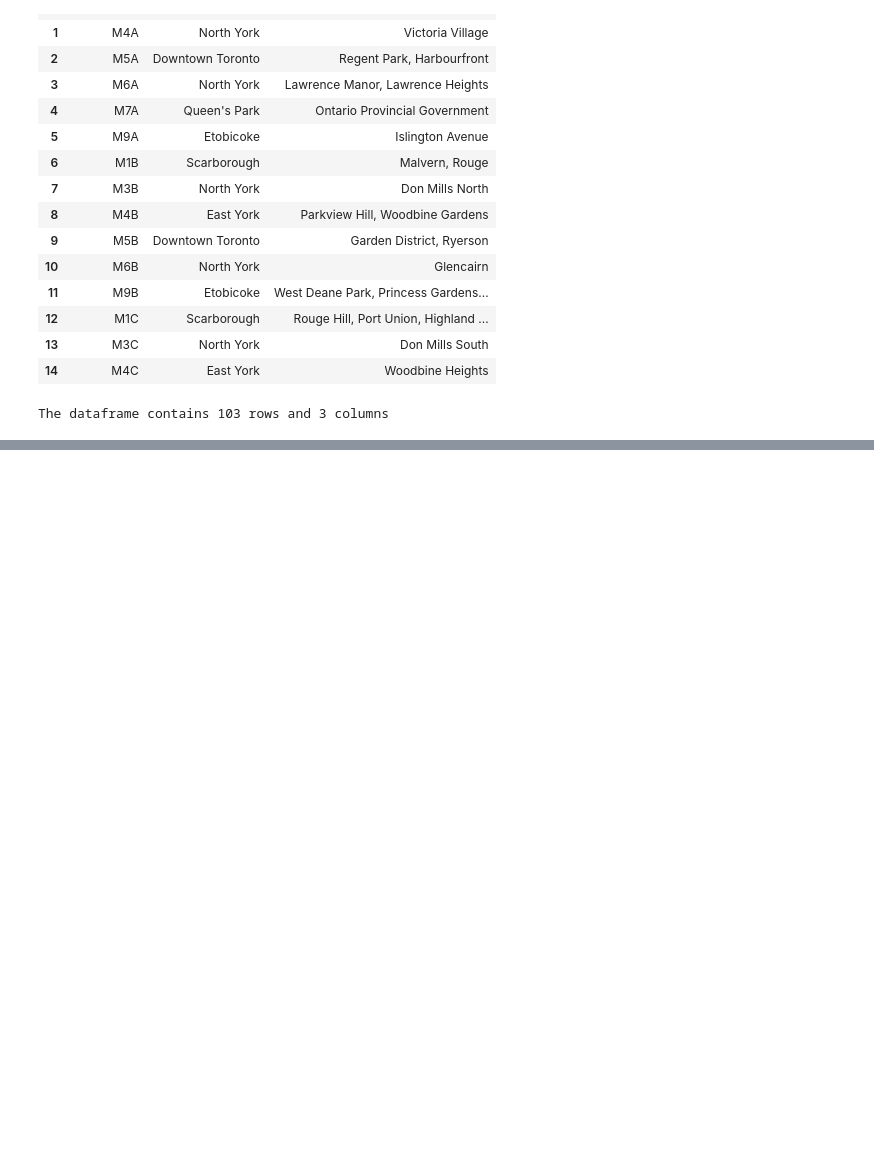
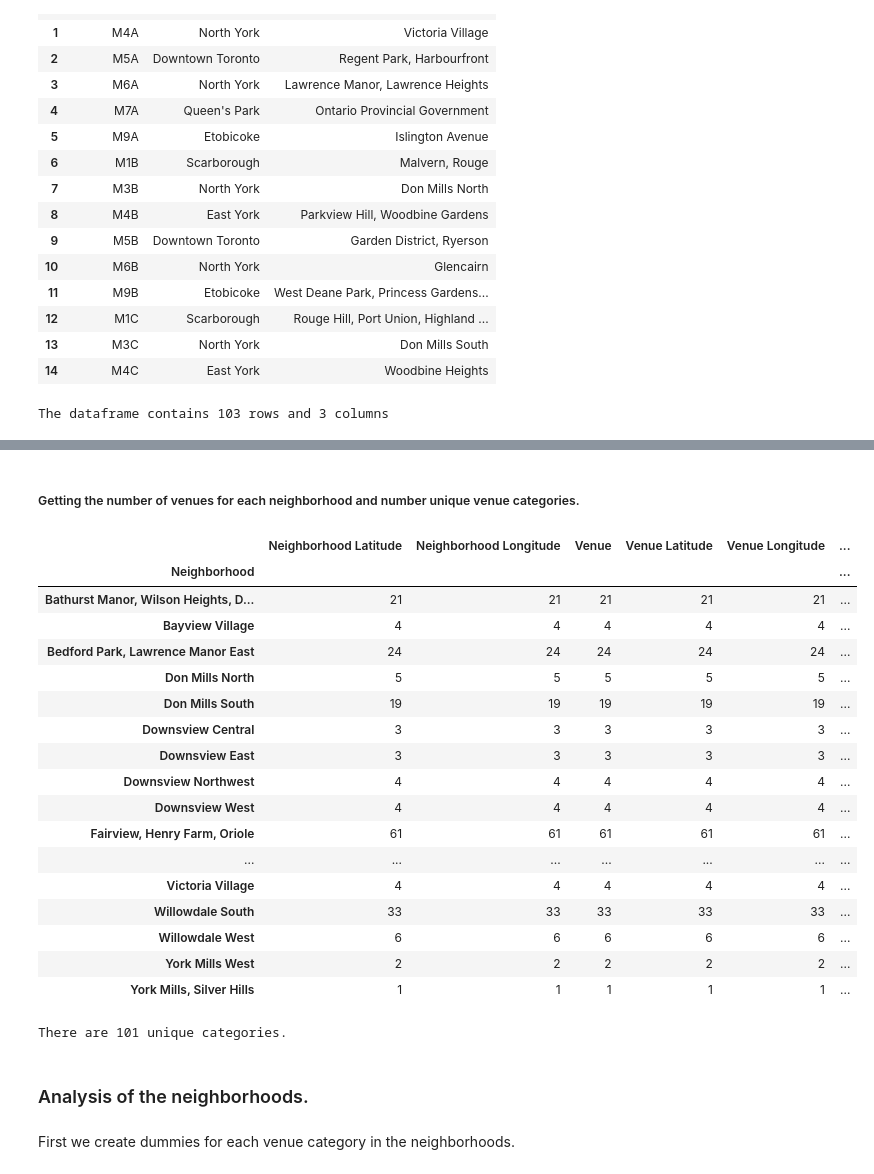
Before and after one commit to ky-martin/Coursera_Capstone, a Jupyter notebook: Web scrape and Clustering of Neighborhoods.ipynb, the cells around one changed output, grey strips where cells are left out. Drawn from its saved outputs; the diff is of its cells as text; code cells hidden in the pictures; blank space fills up the shorter version.

```diff
--- a/Web scrape and Clustering of Neighborhoods.ipynb
+++ b/Web scrape and Clustering of Neighborhoods.ipynb
@@ -71,0 +316,8 @@ The dataframe contains 103 rows and 3 columns
+# %%
+address = 'North York, ON'
+
+geolocator = Nominatim(user_agent="to_explorer")
+location = geolocator.geocode(address)
+latitude = location.latitude
+longitude = location.longitude
+print('The geograpical coordinate of North York is {}, {}.'.format(latitude, longitude))
@@ -71,0 +434,31 @@ The dataframe contains 103 rows and 3 columns
+# %% [markdown]
+##### Getting the number of venues for each neighborhood and number unique venue categories.
+# %%
+north_york_venues.groupby('Neighborhood').count()
+# %% [output]
+|  | Neighborhood Latitude | Neighborhood Longitude | Venue | Venue Latitude | Venue Longitude | ... |
+| Neighborhood |  |  |  |  |  | ... |
+| Bathurst Manor, Wilson Heights, D... | 21 | 21 | 21 | 21 | 21 | ... |
+| Bayview Village | 4 | 4 | 4 | 4 | 4 | ... |
+| Bedford Park, Lawrence Manor East | 24 | 24 | 24 | 24 | 24 | ... |
+| Don Mills North | 5 | 5 | 5 | 5 | 5 | ... |
+| Don Mills South | 19 | 19 | 19 | 19 | 19 | ... |
+| Downsview Central | 3 | 3 | 3 | 3 | 3 | ... |
+| Downsview East | 3 | 3 | 3 | 3 | 3 | ... |
+| Downsview Northwest | 4 | 4 | 4 | 4 | 4 | ... |
+| Downsview West | 4 | 4 | 4 | 4 | 4 | ... |
+| Fairview, Henry Farm, Oriole | 61 | 61 | 61 | 61 | 61 | ... |
+| ... | ... | ... | ... | ... | ... | ... |
+| Victoria Village | 4 | 4 | 4 | 4 | 4 | ... |
+| Willowdale South | 33 | 33 | 33 | 33 | 33 | ... |
+| Willowdale West | 6 | 6 | 6 | 6 | 6 | ... |
+| York Mills West | 2 | 2 | 2 | 2 | 2 | ... |
+| York Mills, Silver Hills | 1 | 1 | 1 | 1 | 1 | ... |
+# %%
+print('There are {} unique categories.'.format(len(north_york_venues['Venue Category'].unique())))
+# %% [output]
+There are 101 unique categories.
+# %% [markdown]
+### Analysis of the neighborhoods.
+# %% [markdown]
+First we create dummies for each venue category in the neighborhoods.
```
Also changed, not shown: parts of 63 cells of this notebook.
